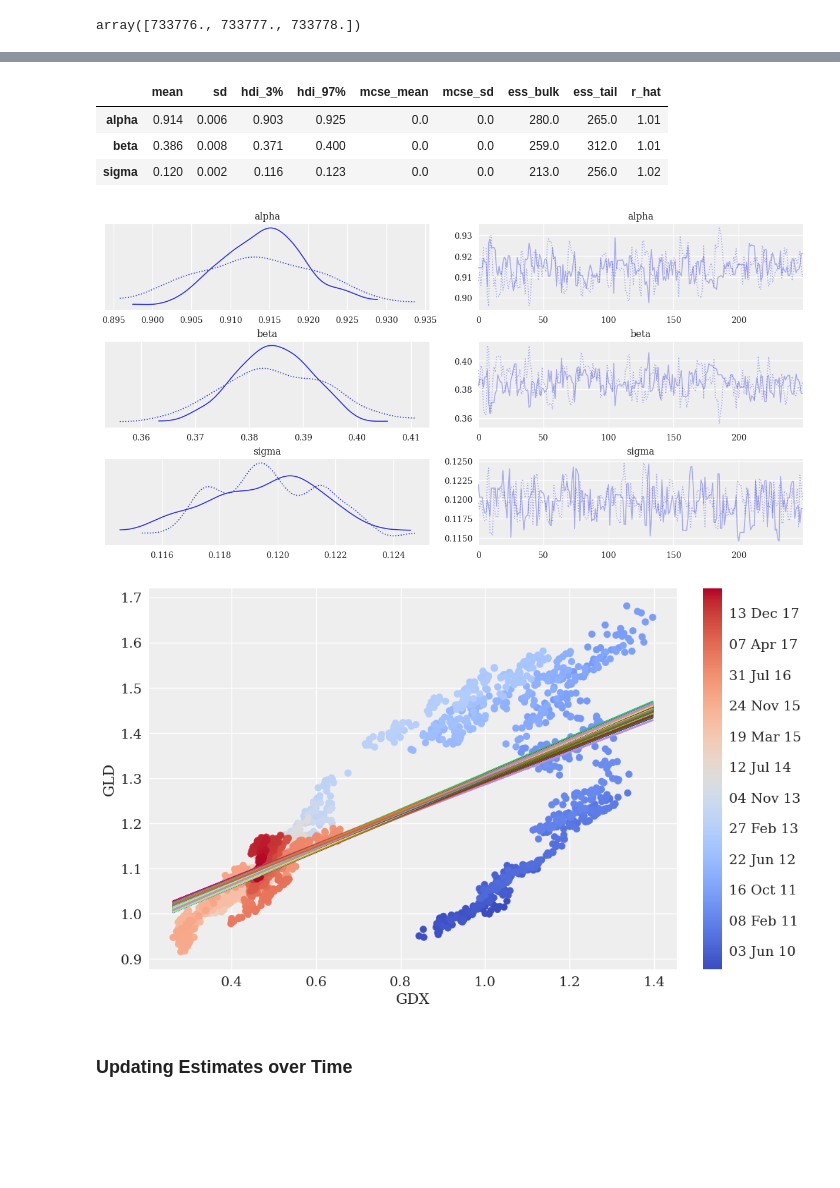
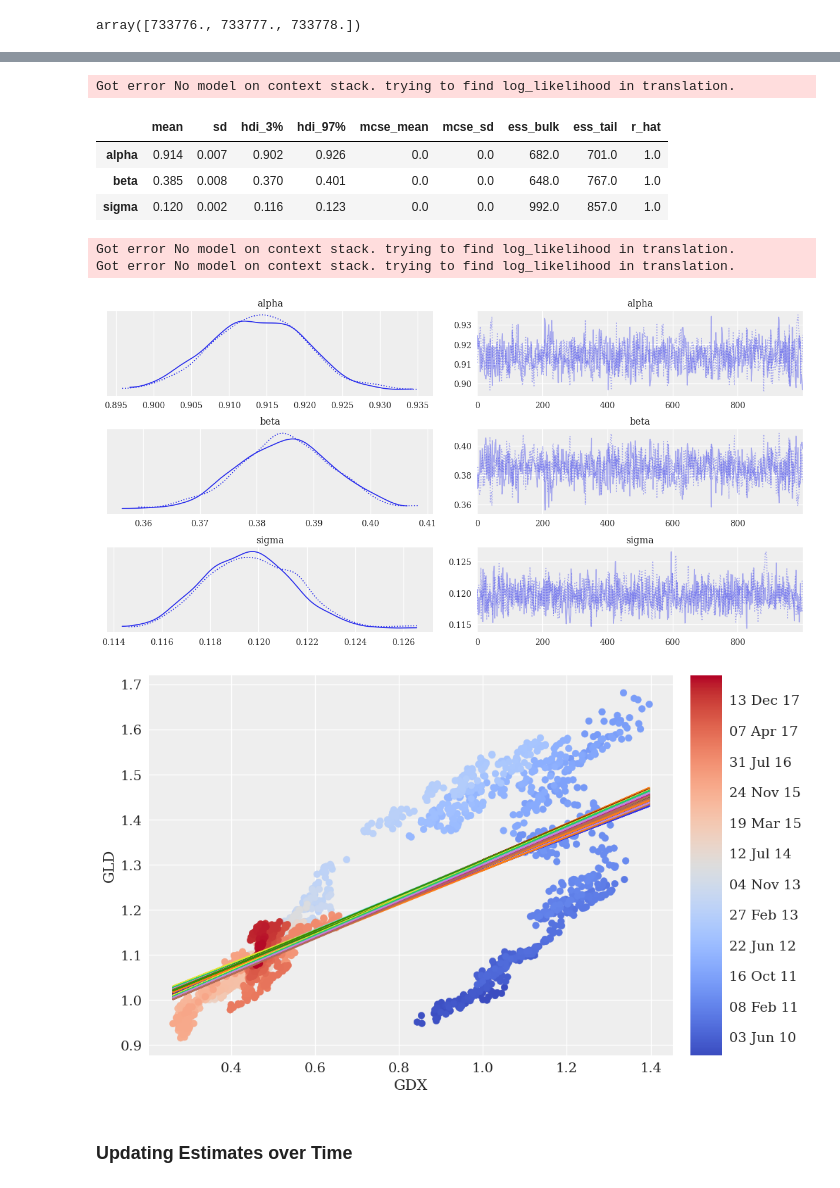
Before and after one commit to zhcgreat/zhc, a Jupyter notebook: 13_b_statistics.ipynb, the cells around one changed output, grey strips where cells are left out. Cells and saved outputs as stored; diff of their text form; code cells hidden in the pictures; blank space fills up the shorter version.

```diff
--- a/13_b_statistics.ipynb
+++ b/13_b_statistics.ipynb
@@ -48,11 +46,11 @@ import pymc3 as pm
 %%time
 with pm.Model() as model:
     # model
-    alpha = pm.Normal('alpha', mu=0, sigma=20)  # Defines the priors
-    beta = pm.Normal('beta', mu=0, sigma=10)  # Defines the priors
+    alpha = pm.Normal('alpha', mu=0, sd=20)  # Defines the priors
+    beta = pm.Normal('beta', mu=0, sd=10)  # Defines the priors
     sigma = pm.Uniform('sigma', lower=0, upper=10)  # Defines the priors
     y_est = alpha + beta * x    # Specifies the linear regression
-    likelihood = pm.Normal('y', mu=y_est, sigma=sigma,
+    likelihood = pm.Normal('y', mu=y_est, sd=sigma,
                            observed=y)   # Defines the likelihood.
 
     # inference
@@ -92,7 +103,7 @@ plt.scatter(x, y, c=y, marker='v', cmap='coolwarm')
 plt.colorbar()
 plt.xlabel('x')
 plt.ylabel('y')
-for i in range(len(trace.posterior['alpha'][0].values)):
-    plt.plot(x, trace.posterior['alpha'][0].values[i] + trace.posterior['beta'][0].values[i] * x)
+for i in range(len(trace)):
+    plt.plot(x, trace['alpha'][i] + trace['beta'][i] * x)
 # plt.savefig('../../images/ch13/stat_17.png');
 # %% [output]
@@ -101,11 +112,11 @@ for i in range(len(trace.posterior['alpha'][0].values)):
 %%time
 with pm.Model() as model:
     # model
-    alpha = pm.Normal('alpha', mu=0, sigma=20)  # Defines the priors
-    beta = pm.Normal('beta', mu=0, sigma=10)  # Defines the priors
+    alpha = pm.Normal('alpha', mu=0, sd=20)  # Defines the priors
+    beta = pm.Normal('beta', mu=0, sd=10)  # Defines the priors
     sigma = pm.Uniform('sigma', lower=0, upper=10)  # Defines the priors
     y_est = alpha + beta * x    # Specifies the linear regression
-    likelihood = pm.Normal('y', mu=y_est, sigma=sigma,
+    likelihood = pm.Normal('y', mu=y_est, sd=sigma,
                            observed=y)   # Defines the likelihood.
 
     # inference
@@ -217,16 +231,14 @@ plt.colorbar(ticks=mpl.dates.DayLocator(interval=250),
 # %%
 with pm.Model() as model:
-    alpha = pm.Normal('alpha', mu=0, sigma=20)
-    beta = pm.Normal('beta', mu=0, sigma=20)
+    alpha = pm.Normal('alpha', mu=0, sd=20)
+    beta = pm.Normal('beta', mu=0, sd=20)
     sigma = pm.Uniform('sigma', lower=0, upper=50)
 
     y_est = alpha + beta * data['GDX'].values
 
-    likelihood = pm.Normal('GLD', mu=y_est, sigma=sigma,
+    likelihood = pm.Normal('GLD', mu=y_est, sd=sigma,
                            observed=data['GLD'].values)
 
-    start = pm.find_MAP()
-    step = pm.NUTS()
-    trace = pm.sample(250, tune=2000, start=start,
-                      progressbar=True)
+
+    trace = pm.sample()
 # %% [output]
@@ -241,28 +252,31 @@ Sampling 2 chains for 2_000 tune and 250 draw iterations (4_000 + 500 draws tota
 # %%
 pm.summary(trace)
 # %% [output]
+Got error No model on context stack. trying to find log_likelihood in translation.
 |  | mean | sd | hdi_3% | hdi_97% | mcse_mean | mcse_sd | ess_bulk | ess_tail | r_hat |
-| alpha | 0.914 | 0.006 | 0.903 | 0.925 | 0.0 | 0.0 | 280.0 | 265.0 | 1.01 |
-| beta | 0.386 | 0.008 | 0.371 | 0.400 | 0.0 | 0.0 | 259.0 | 312.0 | 1.01 |
-| sigma | 0.120 | 0.002 | 0.116 | 0.123 | 0.0 | 0.0 | 213.0 | 256.0 | 1.02 |
+| alpha | 0.914 | 0.007 | 0.902 | 0.926 | 0.0 | 0.0 | 682.0 | 701.0 | 1.0 |
+| beta | 0.385 | 0.008 | 0.370 | 0.401 | 0.0 | 0.0 | 648.0 | 767.0 | 1.0 |
+| sigma | 0.120 | 0.002 | 0.116 | 0.123 | 0.0 | 0.0 | 992.0 | 857.0 | 1.0 |
 # %%
 fig = az.plot_trace(trace)
 # plt.savefig('../../images/ch13/stat_20.png');
 # %% [output]
+Got error No model on context stack. trying to find log_likelihood in translation.
+Got error No model on context stack. trying to find log_likelihood in translation.
-[figure, old version]
+[figure, new version]
 # %%
 plt.figure(figsize=(10, 6))
 plt.scatter(data['GDX'], data['GLD'], c=mpl_dates,
-            marker='o', cmap='coolwarm')
+marker='o', cmap='coolwarm')
 plt.xlabel('GDX')
 plt.ylabel('GLD')
-for i in range(len(trace.posterior['alpha'].values.flatten())):
-    plt.plot(data['GDX'], trace.posterior['alpha'].values.flatten()[i] + trace.posterior['beta'].values.flatten()[i] * data['GDX'])
+for i in range(len(trace)):
+  plt.plot(data['GDX'],
+           trace['alpha'][i] + trace['beta'][i] * data['GDX'])
 plt.colorbar(ticks=mpl.dates.DayLocator(interval=250),
-             format=mpl.dates.DateFormatter('%d %b %y'));
-# plt.savefig('../../images/ch13/stat_21.png');
+          format=mpl.dates.DateFormatter('%d %b %y'));
 # %% [output]
-[figure, old version]
+[figure, new version]
 # %% [markdown]
 ### Updating Estimates over Time
 # %%
```
Also changed, not shown: parts of 19 cells of this notebook.
